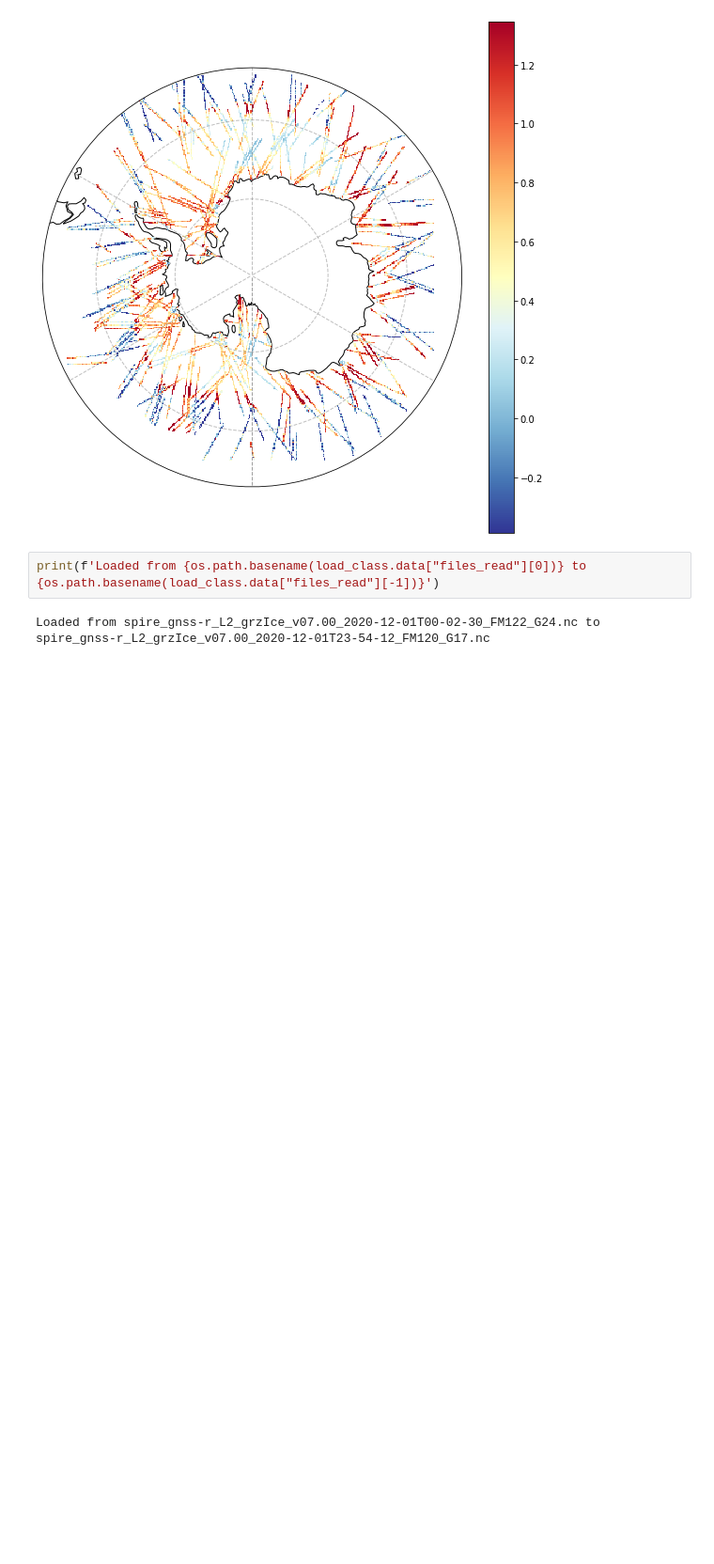
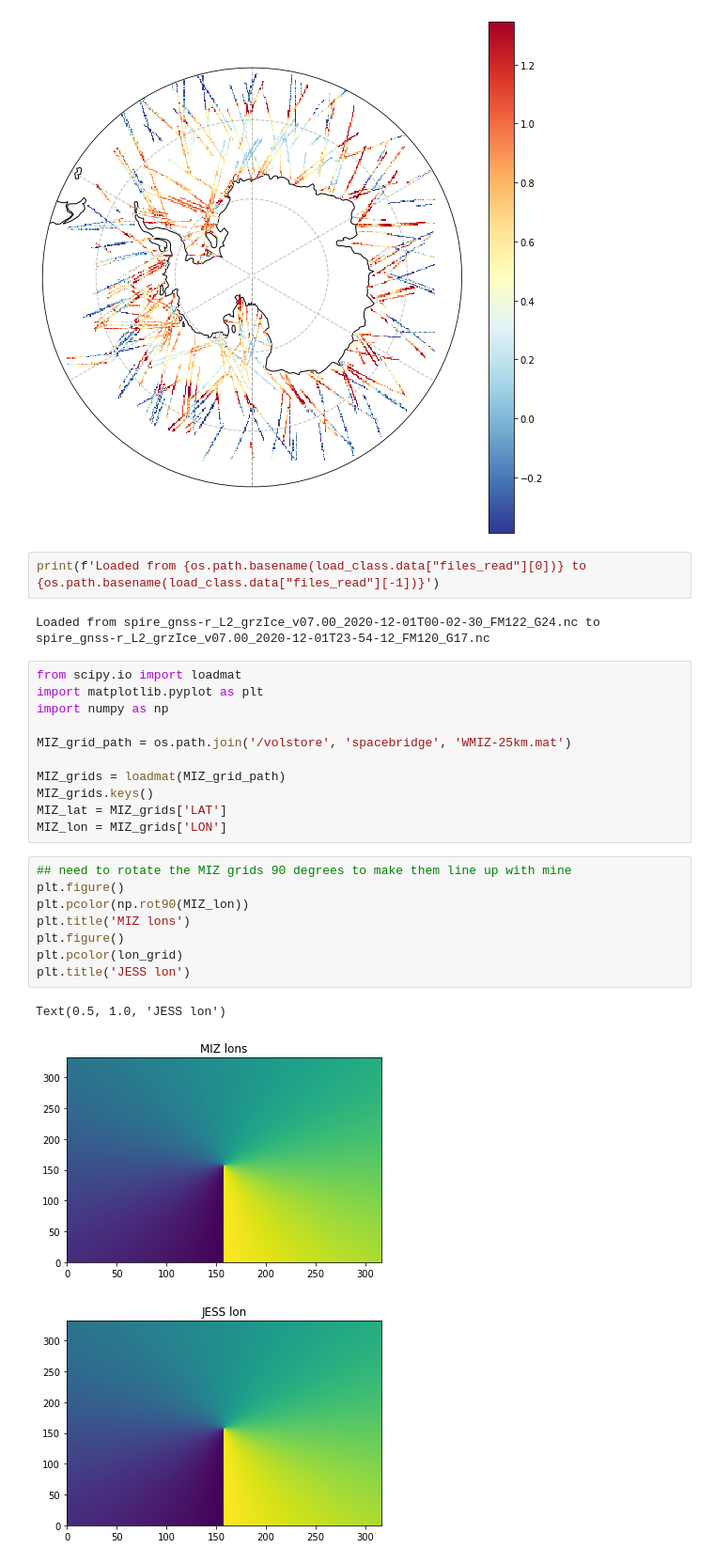
Before and after one commit to SteefanContractor/spacebridge, a Jupyter notebook: exploratory/spire_data/load_in_plot_demo.ipynb, the cells around one changed output. Shown: that part at 94% size. Cells and saved outputs as stored; diff of their text form; blank space fills up the shorter version.

Commit message:
show differences NSIDC grid

```diff
--- a/exploratory/spire_data/load_in_plot_demo.ipynb
+++ b/exploratory/spire_data/load_in_plot_demo.ipynb
@@ -31,3 +34,26 @@ _ = load_class.gridstereo('excess_phase_noise', grid=25, cmap='RdYlBu_r', make_f
 print(f'Loaded from {os.path.basename(load_class.data["files_read"][0])} to {os.path.basename(load_class.data["files_read"][-1])}')
 # %% [output]
 Loaded from spire_gnss-r_L2_grzIce_v07.00_2020-12-01T00-02-30_FM122_G24.nc to spire_gnss-r_L2_grzIce_v07.00_2020-12-01T23-54-12_FM120_G17.nc
+# %%
+from scipy.io import loadmat
+import matplotlib.pyplot as plt
+import numpy as np
+
+MIZ_grid_path = os.path.join('/volstore', 'spacebridge', 'WMIZ-25km.mat')
+
+MIZ_grids = loadmat(MIZ_grid_path)
+MIZ_grids.keys()
+MIZ_lat = MIZ_grids['LAT']
+MIZ_lon = MIZ_grids['LON']
+# %%
+## need to rotate the MIZ grids 90 degrees to make them line up with mine
+plt.figure()
+plt.pcolor(np.rot90(MIZ_lon))
+plt.title('MIZ lons')
+plt.figure()
+plt.pcolor(lon_grid)
+plt.title('JESS lon')
+# %% [output]
+Text(0.5, 1.0, 'JESS lon')
+[figure, added]
+[figure, added]
```
Also changed, not shown: parts of 8 cells of this notebook, 1 other file.
